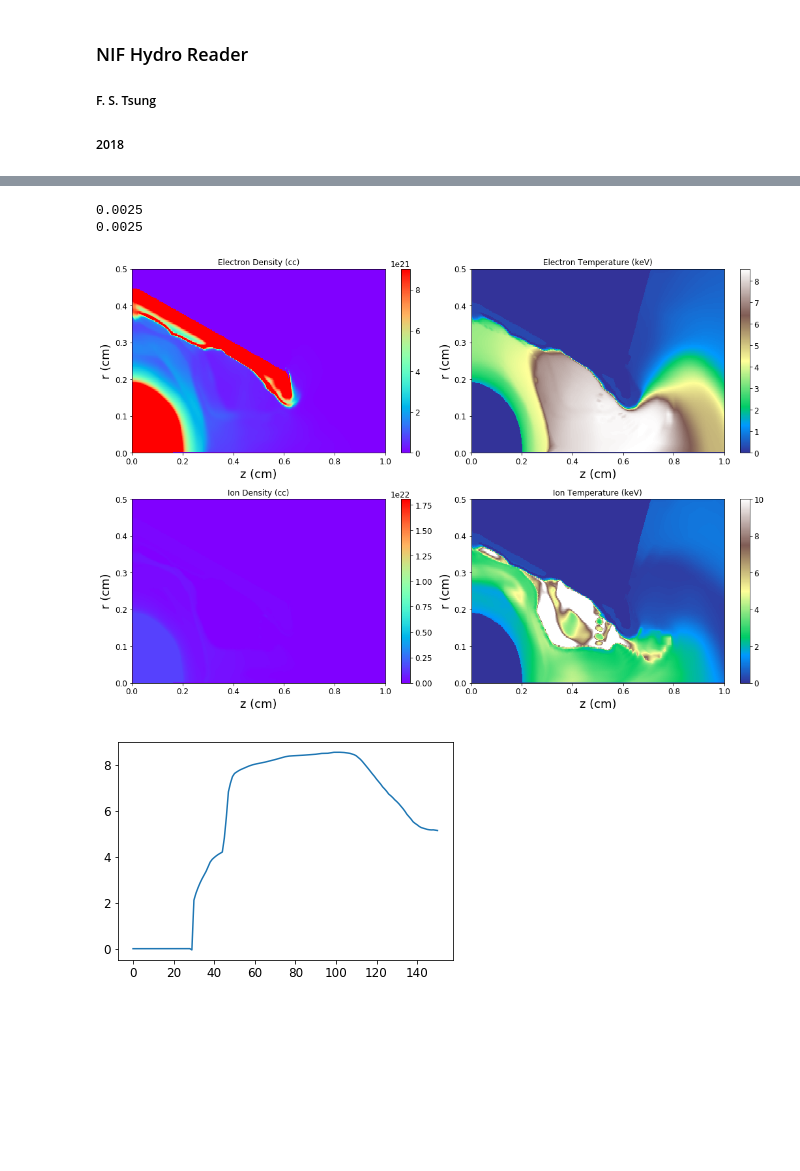
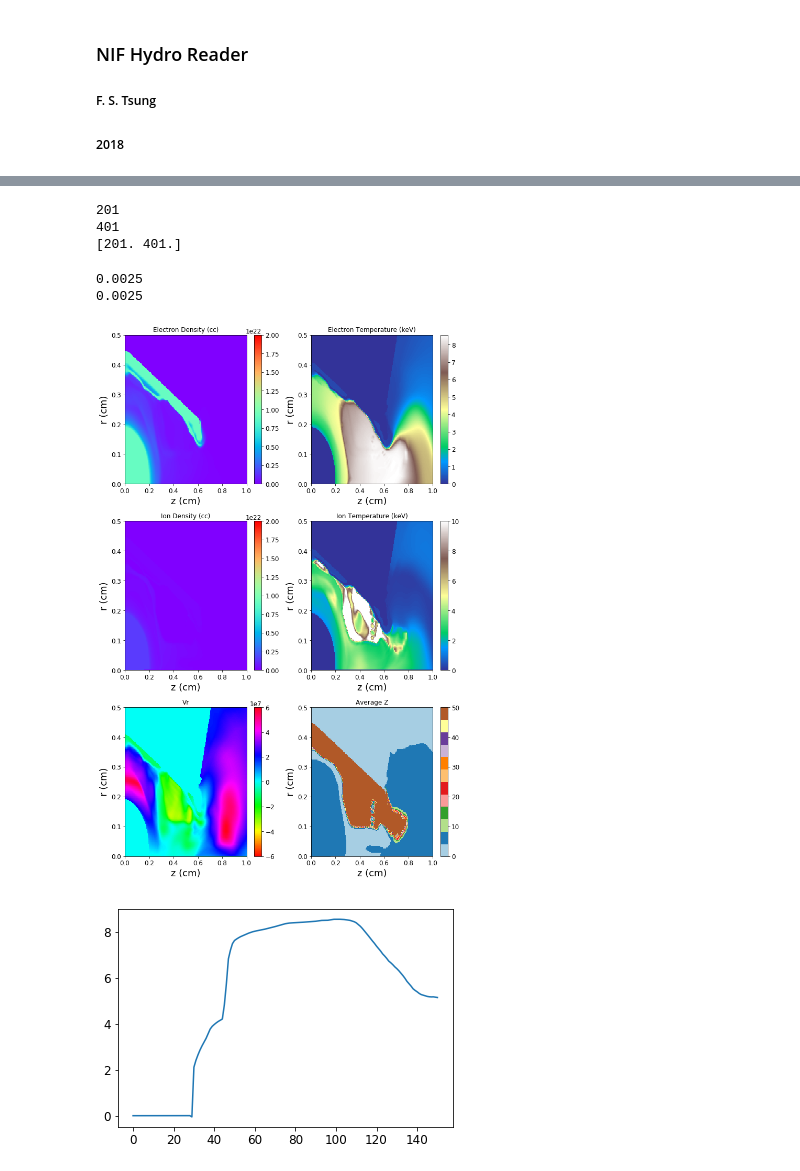
Before and after one commit to tsung1029/python-tsung, a Jupyter notebook: jupyter/NIF-hydro-reader-061418.ipynb, the cells around one changed output, grey strips where cells are left out. Cells and saved outputs as stored; diff of their text form; code cells hidden in the pictures; blank space fills up the shorter version.

```diff
--- a/jupyter/NIF-hydro-reader-061418.ipynb
+++ b/jupyter/NIF-hydro-reader-061418.ipynb
@@ -91,15 +94,19 @@ sizes=np.zeros(2)
 nx=int(f.readline())
 sizes[0]=int(nx)
 f.readline()
-# print(nx)
+print(nx)
 ny=int(f.readline())
-# print(ny)
+print(ny)
 sizes[1]=int(ny)
-# print(sizes)
+print(sizes)
 for i in range(16):
     f.readline()
 
 test=pandas.read_csv(f,sep='\s+')
+# %% [output]
+201
+401
+[201. 401.]
 # %%
 dx=test["x(cm)"][1]-test["x(cm)"][0]
 dy=test["z(cm)"][nx+1]-test["z(cm)"][0]
@@ -155,44 +162,62 @@ rc('legend',fontsize=MEDIUM_SIZE)
 rc('figure', titlesize=SMALL_SIZE)
 
 
-mom=figure(1,figsize=(15,10))
+mom=figure(1,figsize=(10,15))
 # mom.suptitle(filename.path)
 
-plot1=subplot(221)
-pcolor(yaxis,xaxis,ne,cmap='rainbow')
+plot1=subplot(321)
+pcolor(yaxis,xaxis,ne,cmap='rainbow',vmin=0,vmax=2e22)
 colorbar()
 plot1.set_title('Electron Density (cc)')
 plot1.set_xlabel('z (cm)')
 plot1.set_ylabel('r (cm)')
 tight_layout()
 
-plot2=subplot(222)
+plot2=subplot(322)
 pcolor(yaxis,xaxis,te,cmap='terrain')
 colorbar()
 plot2.set_title('Electron Temperature (keV)')
 plot2.set_xlabel('z (cm)')
 plot2.set_ylabel('r (cm)')
 tight_layout()
 
-plot3=subplot(223)
-pcolor(yaxis,xaxis,ni,cmap='rainbow')
+plot3=subplot(323)
+pcolor(yaxis,xaxis,ni,cmap='rainbow',vmin=0,vmax=2e22)
 colorbar()
 plot3.set_title('Ion Density (cc)')
 plot3.set_xlabel('z (cm)')
 plot3.set_ylabel('r (cm)')
 tight_layout()
 
-plot4=subplot(224)
+plot4=subplot(324)
 pcolor(yaxis,xaxis,ti,cmap='terrain')
 colorbar()
 plot4.set_title('Ion Temperature (keV)')
 plot4.set_xlabel('z (cm)')
 plot4.set_ylabel('r (cm)')
 tight_layout()
 
+plot5=subplot(325)
+pcolor(yaxis,xaxis,vr,cmap='hsv',vmax=6e7,vmin=-6e7)
+colorbar()
+plot5.set_title('Vr')
+plot5.set_xlabel('z (cm)')
+plot5.set_ylabel('r (cm)')
+tight_layout()
+
+
+avg_z = ne/(ni+100.0)
+plot6=subplot(326)
+pcolor(yaxis,xaxis,avg_z,cmap='Paired',vmin=0,vmax=50)
+colorbar()
+plot6.set_title('Average Z')
+plot6.set_xlabel('z (cm)')
+plot6.set_ylabel('r (cm)')
+tight_layout()
+
 show()
 # %% [output]
-[figure, old version]
+[figure, new version]
 # %%
 from scipy import interpolate
 te_interp= interpolate.interp2d(yaxis,xaxis,te,kind='cubic')
```
Also changed, not shown: parts of 5 cells of this notebook, 2 other files.
